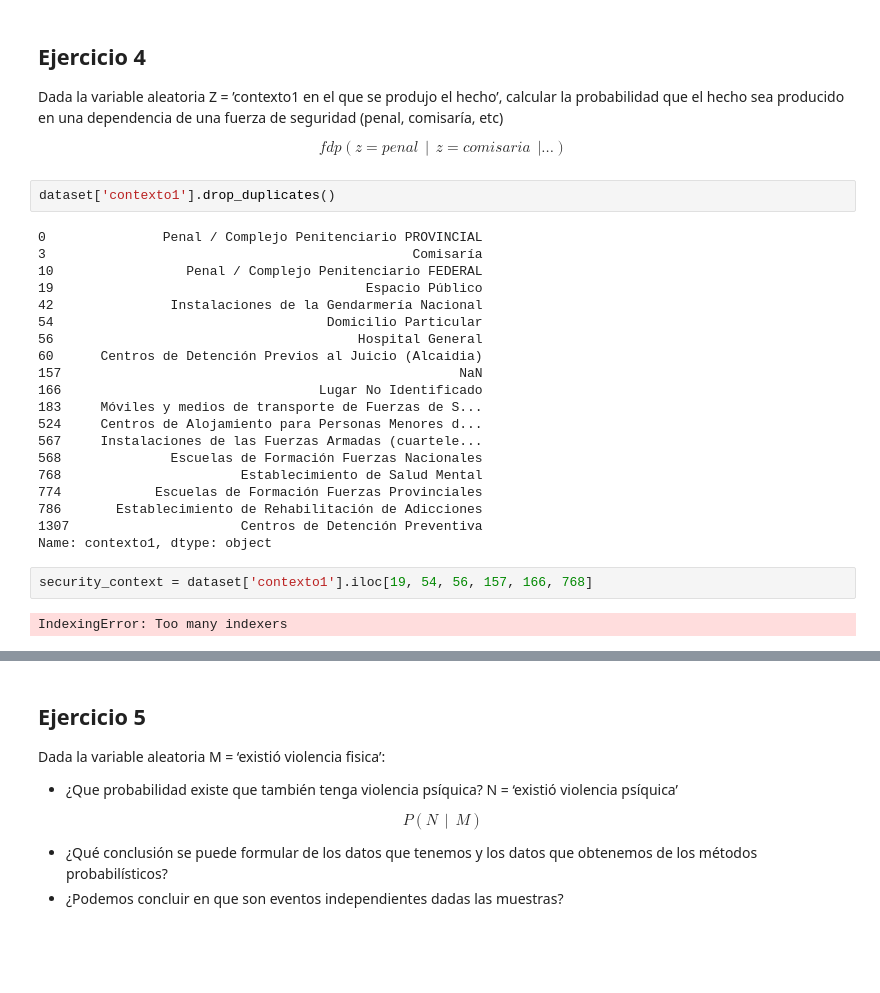
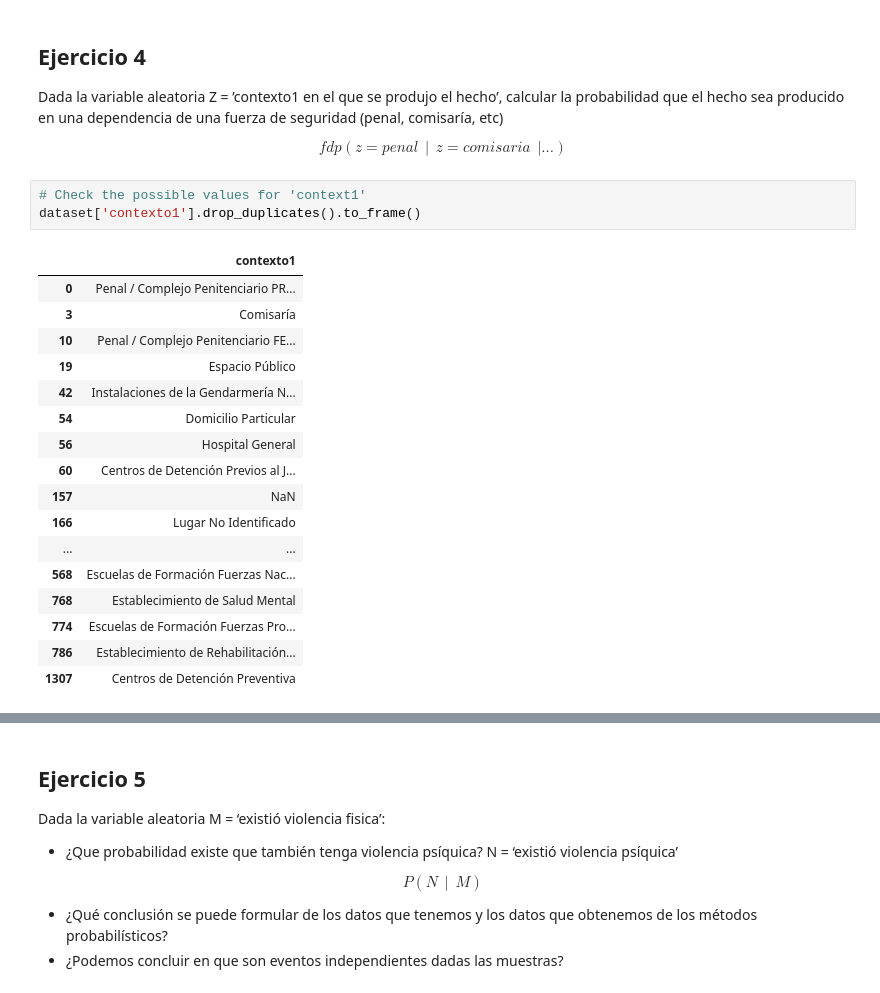
Before and after one commit to rodricarranza/DiploDatos, a Jupyter notebook: analysis_and_visualization/tasks/task1.ipynb, the cells around one changed output, grey strips where cells are left out. Saved outputs shown, nothing was run; the diff lists cells and outputs as text; blank space fills up the shorter version.

```diff
--- a/analysis_and_visualization/tasks/task1.ipynb
+++ b/analysis_and_visualization/tasks/task1.ipynb
@@ -319,29 +320,24 @@ seaborn.despine()
 Dada la variable aleatoria Z = ’contexto1 en el que se produjo el hecho’, calcular la probabilidad que el hecho sea producido en una dependencia de una fuerza de seguridad (penal, comisaría, etc)
 
 $$ fdp(z=penal ~~ |~~  z=comisaria ~~ | ...) $$
-# %%
-dataset['contexto1'].drop_duplicates()
-# %% [output]
-0               Penal / Complejo Penitenciario PROVINCIAL
-3                                               Comisaría
-10                 Penal / Complejo Penitenciario FEDERAL
-19                                        Espacio Público
-42               Instalaciones de la Gendarmería Nacional
-54                                   Domicilio Particular
-56                                       Hospital General
-60      Centros de Detención Previos al Juicio (Alcaidia)
-157                                                   NaN
-166                                 Lugar No Identificado
-183     Móviles y medios de transporte de Fuerzas de S...
-524     Centros de Alojamiento para Personas Menores d...
-567     Instalaciones de las Fuerzas Armadas (cuartele...
-568              Escuelas de Formación Fuerzas Nacionales
-768                       Establecimiento de Salud Mental
-774            Escuelas de Formación Fuerzas Provinciales
-786       Establecimiento de Rehabilitación de Adicciones
-1307                      Centros de Detención Preventiva
-Name: contexto1, dtype: object
-# %%
-security_context = dataset['contexto1'].iloc[19, 54, 56, 157, 166, 768]
-# %% [output]
-IndexingError: Too many indexers
+# %%
+# Check the possible values for 'context1'
+dataset['contexto1'].drop_duplicates().to_frame()
+# %% [output]
+|  | contexto1 |
+| 0 | Penal / Complejo Penitenciario PR... |
+| 3 | Comisaría |
+| 10 | Penal / Complejo Penitenciario FE... |
+| 19 | Espacio Público |
+| 42 | Instalaciones de la Gendarmería N... |
+| 54 | Domicilio Particular |
+| 56 | Hospital General |
+| 60 | Centros de Detención Previos al J... |
+| 157 | NaN |
+| 166 | Lugar No Identificado |
+| ... | ... |
+| 568 | Escuelas de Formación Fuerzas Nac... |
+| 768 | Establecimiento de Salud Mental |
+| 774 | Escuelas de Formación Fuerzas Pro... |
+| 786 | Establecimiento de Rehabilitación... |
+| 1307 | Centros de Detención Preventiva |
```
Also changed, not shown: parts of 12 cells of this notebook.
